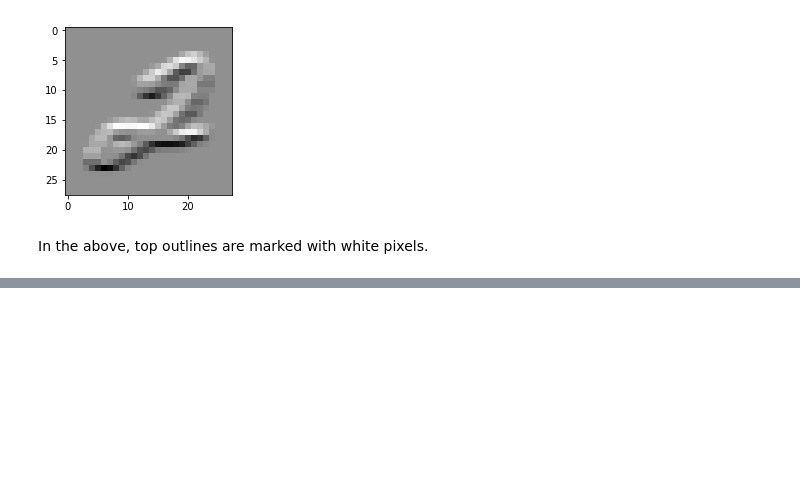
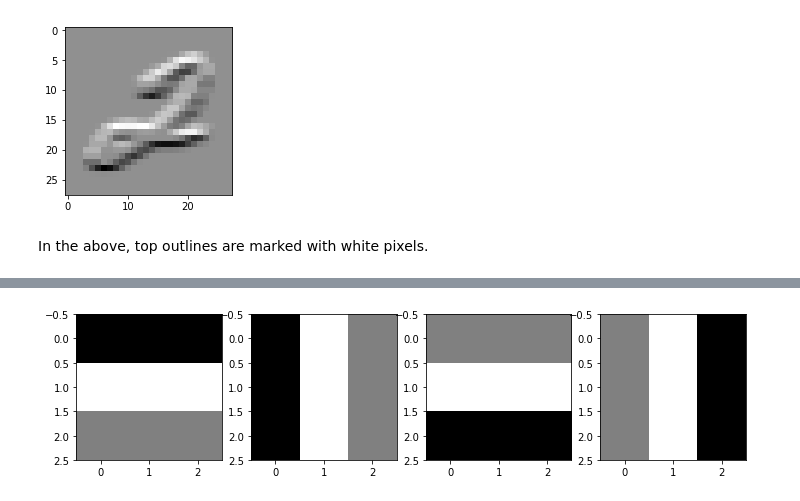
Before and after one commit to arunoda/fastai-courses, a Jupyter notebook: algebra/lesson1-intro.ipynb, the cells around one changed output, grey strips where cells are left out. Cells and saved outputs as stored; diff of their text form; code cells hidden in the pictures; blank space fills up the shorter version.

```diff
--- a/algebra/lesson1-intro.ipynb
+++ b/algebra/lesson1-intro.ipynb
@@ -198,0 +214,6 @@ In the above, top outlines are marked with white pixels.
+# %%
+c_four_corners = [np.rot90(c_top, i) for i in range(4)]
+# %%
+plots(c_four_corners)
+# %% [output]
+[figure, added]
```
Also changed, not shown: parts of 9 cells of this notebook.
